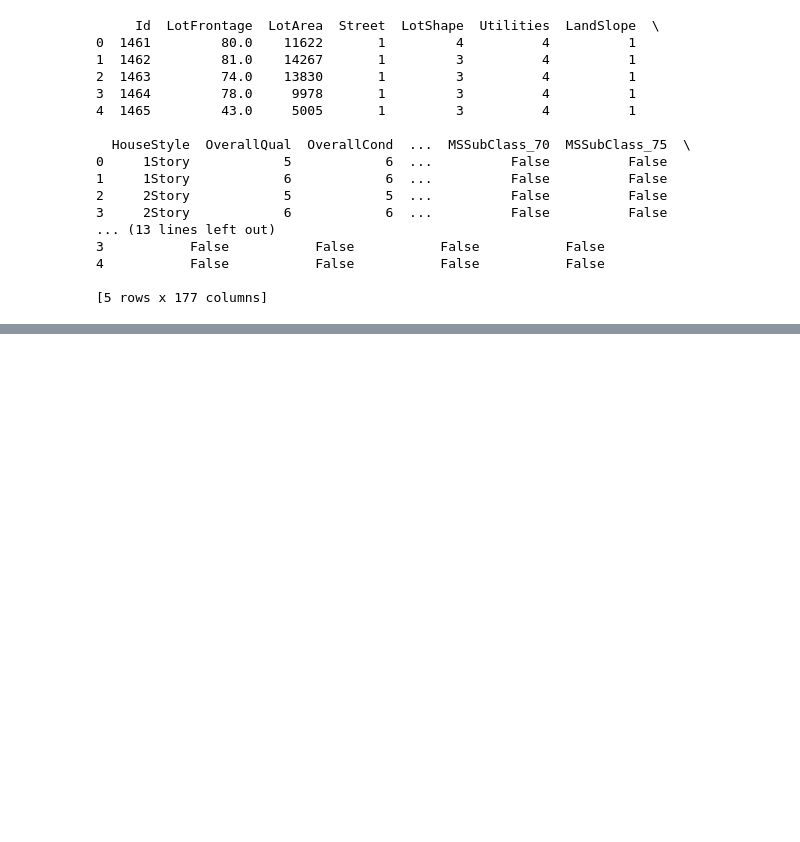
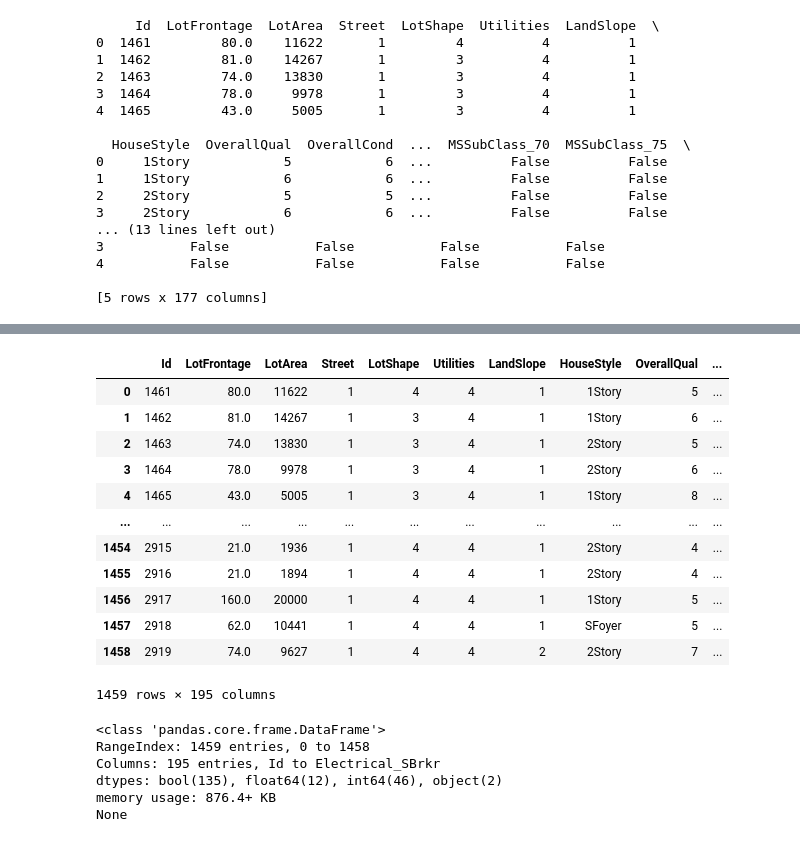
Before and after one commit to leilajaafar/house-price-prediction, a Jupyter notebook: notebooks/data processing/cleaning_data_test.ipynb, the cells around one changed output, grey strips where cells are left out. Drawn from its saved outputs; the diff is of its cells as text; code cells hidden in the pictures; blank space fills up the shorter version.

```diff
--- a/notebooks/data processing/cleaning_data_test.ipynb
+++ b/notebooks/data processing/cleaning_data_test.ipynb
@@ -206,0 +229,27 @@ print(df_test.head())
+# %%
+clean_df = pd.read_csv('cleantest.csv')
+# %%
+clean_df
+# %% [output]
+|  | Id | LotFrontage | LotArea | Street | LotShape | Utilities | LandSlope | HouseStyle | OverallQual | ... |
+| 0 | 1461 | 80.0 | 11622 | 1 | 4 | 4 | 1 | 1Story | 5 | ... |
+| 1 | 1462 | 81.0 | 14267 | 1 | 3 | 4 | 1 | 1Story | 6 | ... |
+| 2 | 1463 | 74.0 | 13830 | 1 | 3 | 4 | 1 | 2Story | 5 | ... |
+| 3 | 1464 | 78.0 | 9978 | 1 | 3 | 4 | 1 | 2Story | 6 | ... |
+| 4 | 1465 | 43.0 | 5005 | 1 | 3 | 4 | 1 | 1Story | 8 | ... |
+| ... | ... | ... | ... | ... | ... | ... | ... | ... | ... | ... |
+| 1454 | 2915 | 21.0 | 1936 | 1 | 4 | 4 | 1 | 2Story | 4 | ... |
+| 1455 | 2916 | 21.0 | 1894 | 1 | 4 | 4 | 1 | 2Story | 4 | ... |
+| 1456 | 2917 | 160.0 | 20000 | 1 | 4 | 4 | 1 | 1Story | 5 | ... |
+| 1457 | 2918 | 62.0 | 10441 | 1 | 4 | 4 | 1 | SFoyer | 5 | ... |
+| 1458 | 2919 | 74.0 | 9627 | 1 | 4 | 4 | 2 | 2Story | 7 | ... |
+1459 rows × 195 columns
+# %%
+print(clean_df.info())
+# %% [output]
+<class 'pandas.core.frame.DataFrame'>
+RangeIndex: 1459 entries, 0 to 1458
+Columns: 195 entries, Id to Electrical_SBrkr
+dtypes: bool(135), float64(12), int64(46), object(2)
+memory usage: 876.4+ KB
+None
```
Also changed, not shown: parts of 4 cells of this notebook, 9 other files.
